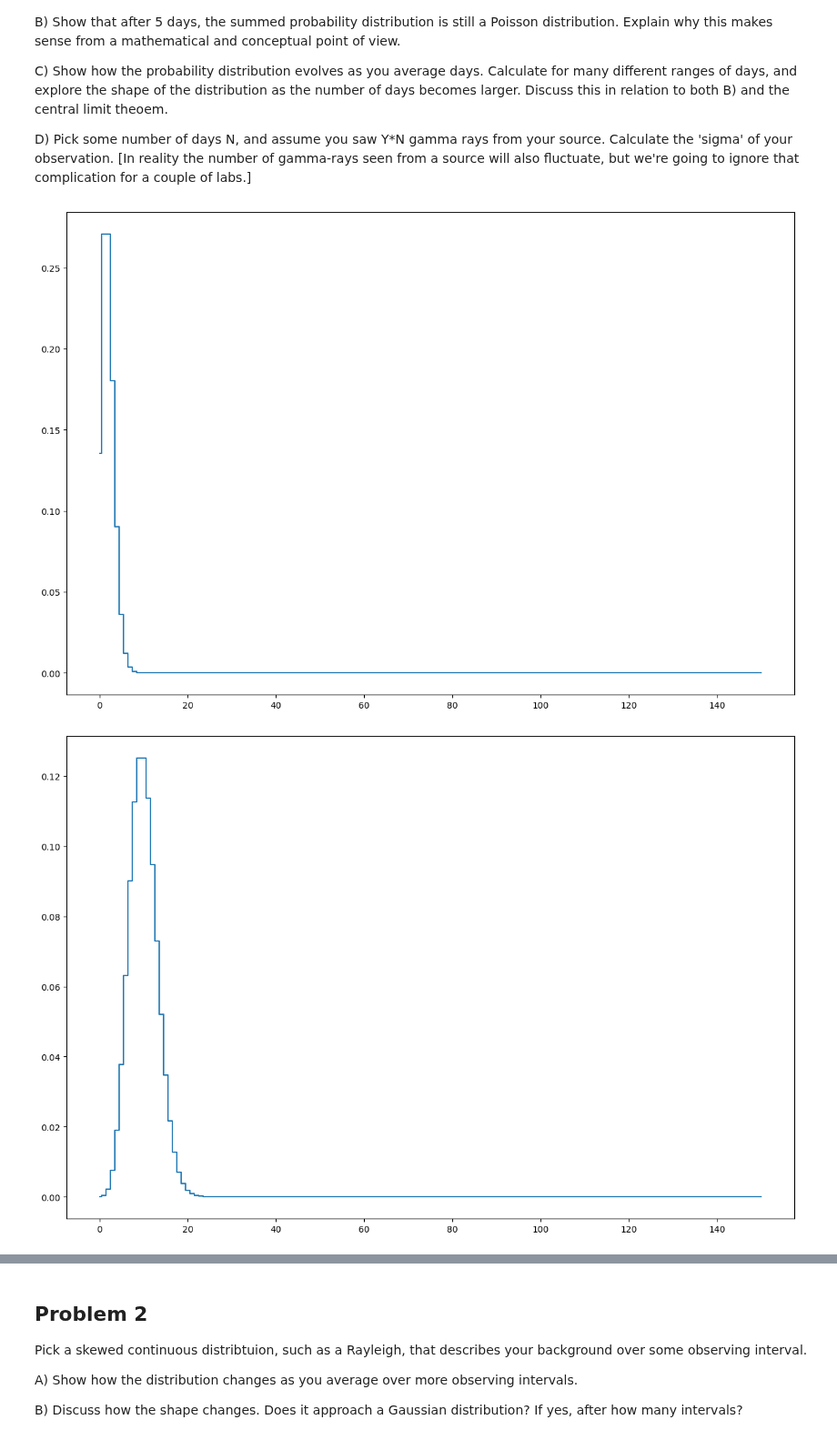
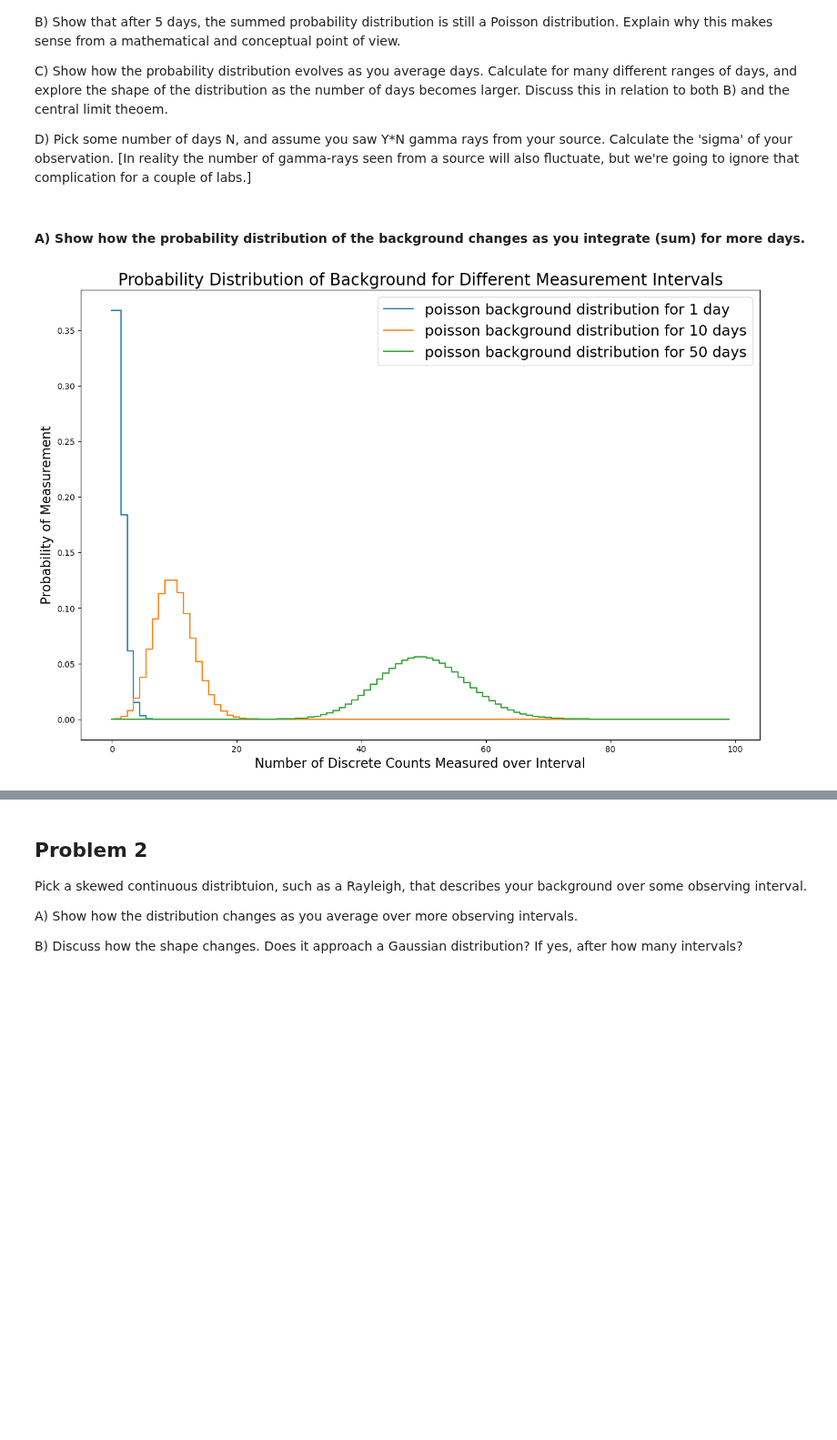
Before and after one commit to OwenCJ/Adv_lab-phys-434, a Jupyter notebook: Lab2.ipynb, the cells around one changed output, grey strips where cells are left out. Shown at 91% size. Cells and saved outputs as stored; diff of their text form; code cells hidden in the pictures; blank space fills up the shorter version.

```diff
--- a/Lab2.ipynb
+++ b/Lab2.ipynb
@@ -9,52 +9,58 @@ B) Show that after 5 days, the summed probability distribution is still a Poisso
 C) Show how the probability distribution evolves as you average days. Calculate for many different ranges of days, and explore the shape of the distribution as the number of days becomes larger. Discuss this in relation to both B) and the central limit theoem.
 
 D) Pick some number of days N, and assume you saw Y*N gamma rays from your source. Calculate the 'sigma' of your observation. [In reality the number of gamma-rays seen from a source will also fluctuate, but we're going to ignore that complication for a couple of labs.]
+# %% [markdown]
+#### A) Show how the probability distribution of the background changes as you integrate (sum) for more days.
 # %%
 # A
 
 #importing packages
 import scipy as sp
 import numpy as np
 import matplotlib
 import matplotlib.pyplot as plt
 import scipy
 from scipy import stats
 import scipy.integrate as integrate
 import math
 
 plt.rcParams["figure.figsize"] = (15,10)
 
 X = 1 # average cosmic-ray background per day
 Y = 3 # average gamma-rays by source (per day?)
 
-counts = np.arange(0, 151)
+# counts is simply the range of measurable events plotted on the x axis, t is the number of days
+counts = np.arange(0, 100)
 
-t = 2
-mu = X * t
+# one day probability distribution of background
+t = 1
+mu = X * t # mu is plugged into the poisson point mass function
 
-# prob_count = stats.poisson.pmf(k, mu)
 prob_count = stats.poisson.pmf(counts, mu)
 
+# plotting using steps
 fig, ax = plt.subplots(1, 1)
-plt.step(counts, prob_count, where='mid')
-plt.show()
+plt.step(counts, prob_count, label = "poisson background distribution for 1 day", where='mid')
 
 
-# 2 days
-X = 1 # average cosmic-ray background per day
-Y = 3 # average gamma-rays by source (per day?)
-
-counts = np.arange(0, 151)
-
+# 10 days
 t = 10
 mu = X * t
 
-# prob_count = stats.poisson.pmf(k, mu)
+prob_count = stats.poisson.pmf(counts, mu)
+plt.step(counts, prob_count, label = "poisson background distribution for 10 days", where='mid')
+
+# 50 days
+t = 50
+mu = X * t
+
 prob_count = stats.poisson.pmf(counts, mu)
 
-fig, ax = plt.subplots(1, 1)
-plt.step(counts, prob_count, where='mid')
+plt.step(counts, prob_count, label = "poisson background distribution for 50 days", where='mid')
+plt.legend(fontsize=18)
+plt.xlabel("Number of Discrete Counts Measured over Interval", fontsize=16)
+plt.ylabel("Probability of Measurement", fontsize=16)
+plt.title("Probability Distribution of Background for Different Measurement Intervals", fontsize=20)
 plt.show()
 # %% [output]
-[figure, old version]
+[figure, new version]
-[figure, removed]
```
Also changed, not shown: parts of 14 cells of this notebook.
